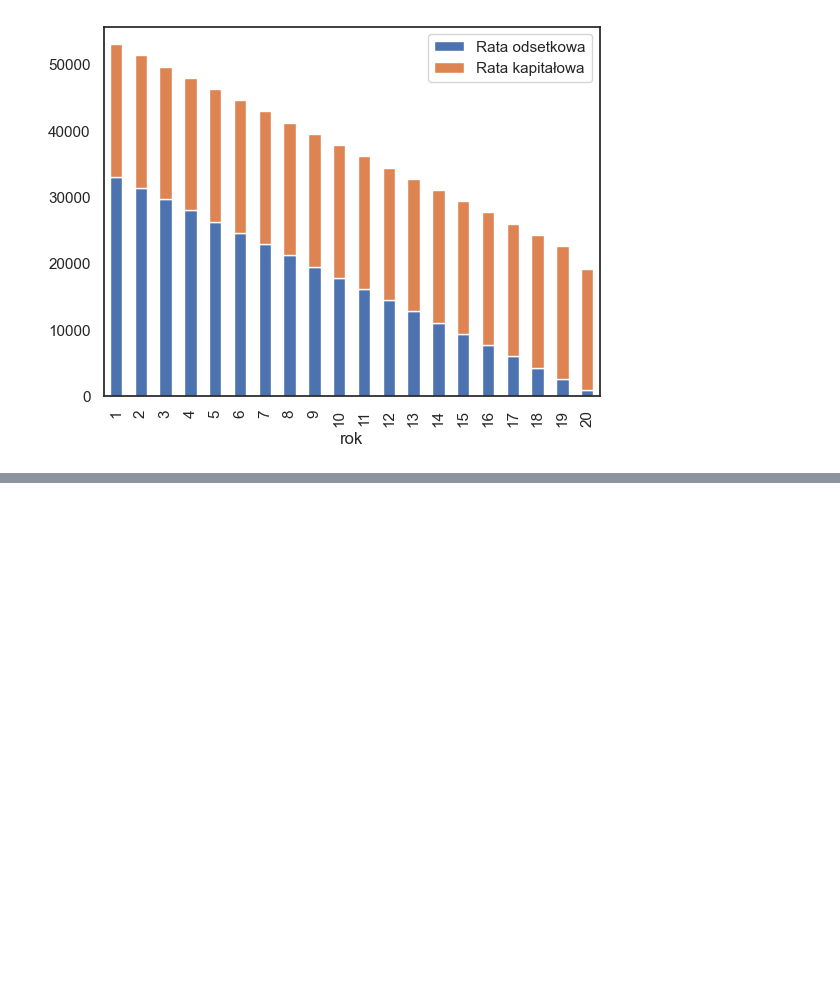
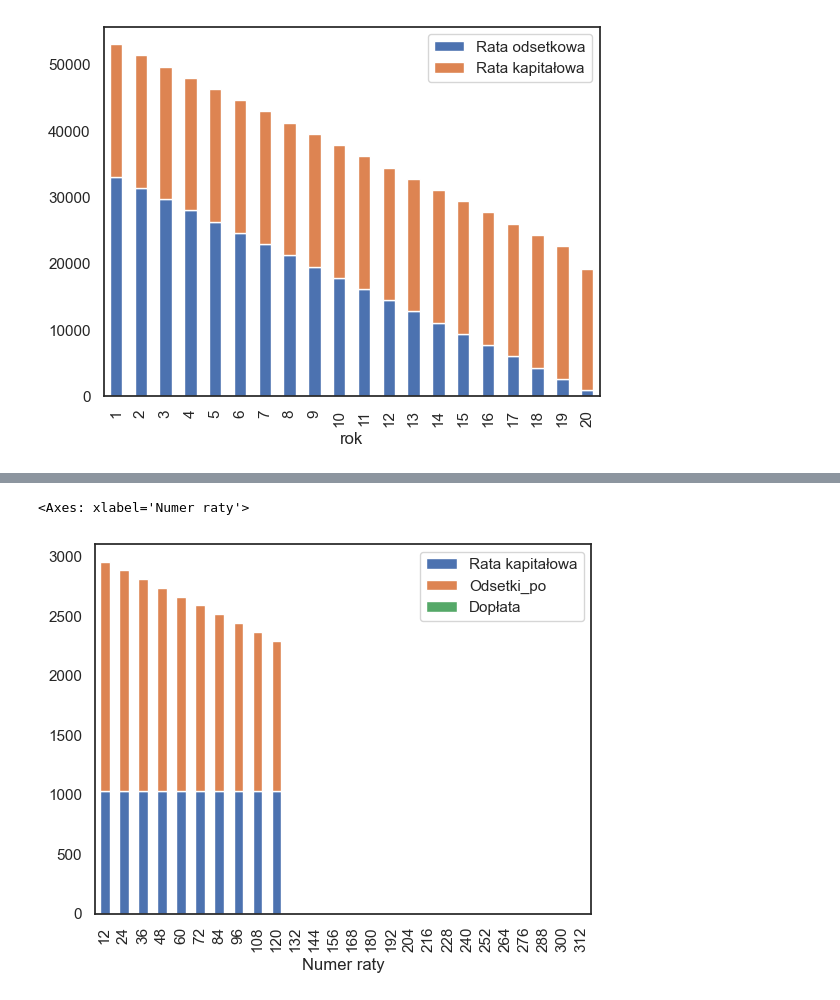
Before and after one commit to krawczyk071/kalkulator, a Jupyter notebook: my/preview.ipynb, the cells around one changed output, grey strips where cells are left out. Cells and saved outputs as stored; diff of their text form; code cells hidden in the pictures; blank space fills up the shorter version.

```diff
--- a/my/preview.ipynb
+++ b/my/preview.ipynb
@@ -120,0 +127,12 @@ dfpo
+# %%
+# PEAKO
+gov=7.14
+ile=27
+bgk=7.14
+kredyt=335094
+
+kredyt4=Kalkulator(kwota_kredytu=kredyt,ilosc_lat=ile,stopa_procentowa=gov,rodzaj_rat=RodzajRat.bezpieczny,wskaznikBGK=bgk)
+df=kredyt4.harmonogram_to_DF()
+df['Odsetki_po'] = df['Rata odsetkowa']-df['Dopłata']
+df['po_laczna'] = df['Rata kapitałowa']+df['Odsetki_po']
+df
@@ -120,0 +153,6 @@ dfpo
+# %%
+show = df[df['Numer raty']%12==0]
+show.plot(kind='bar',x='Numer raty',y=['Rata kapitałowa','Odsetki_po','Dopłata'], stacked=True)
+# %% [output]
+<Axes: xlabel='Numer raty'>
+[figure, added]
```
Also changed, not shown: parts of 7 cells of this notebook, 2 other files.
